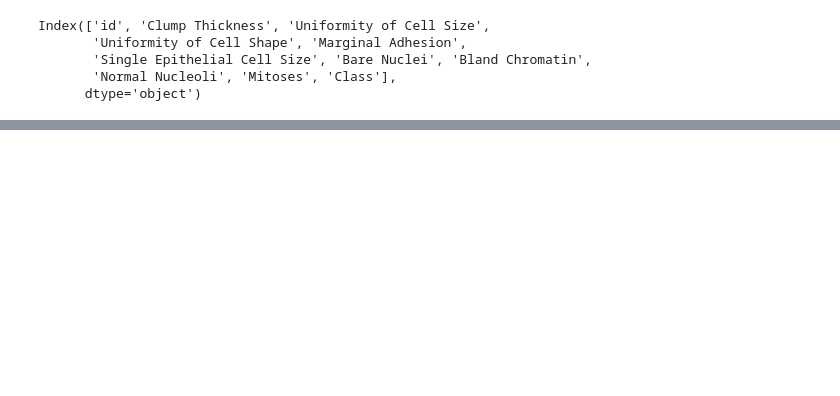
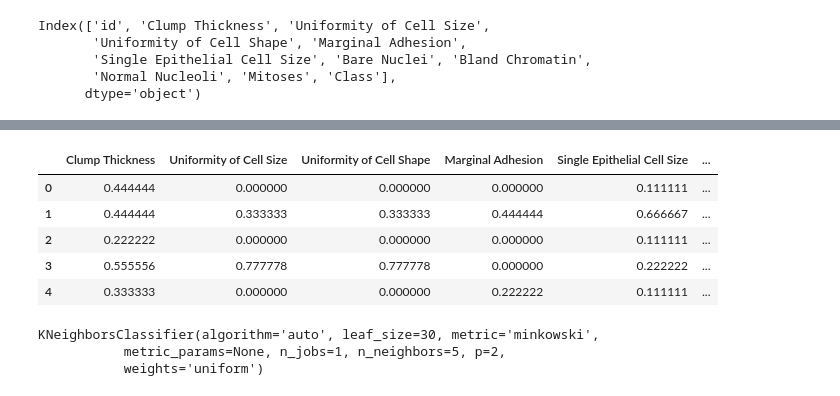
Before and after one commit to Aquilll/machineLearning, a Jupyter notebook: cancer-detection/cancer.ipynb, the cells around one changed output, grey strips where cells are left out. Drawn from its saved outputs; the diff is of its cells as text; code cells hidden in the pictures; blank space fills up the shorter version.

```diff
--- a/cancer-detection/cancer.ipynb
+++ b/cancer-detection/cancer.ipynb
@@ -136,0 +154,10 @@ X = StandardScaler().fit_transform(X.values)
+# %%
+from sklearn.preprocessing import MinMaxScaler
+pd.DataFrame(MinMaxScaler().fit_transform(df.drop(['id', 'Class'], axis=1).values), columns=X_col).head()
+# %% [output]
+|  | Clump Thickness | Uniformity of Cell Size | Uniformity of Cell Shape | Marginal Adhesion | Single Epithelial Cell Size | ... |
+| 0 | 0.444444 | 0.000000 | 0.000000 | 0.000000 | 0.111111 | ... |
+| 1 | 0.444444 | 0.333333 | 0.333333 | 0.444444 | 0.666667 | ... |
+| 2 | 0.222222 | 0.000000 | 0.000000 | 0.000000 | 0.111111 | ... |
+| 3 | 0.555556 | 0.777778 | 0.777778 | 0.000000 | 0.222222 | ... |
+| 4 | 0.333333 | 0.000000 | 0.000000 | 0.222222 | 0.111111 | ... |
@@ -136,0 +169,6 @@ X = StandardScaler().fit_transform(X.values)
+# %%
+knn.fit(X_train, y_train)
+# %% [output]
+KNeighborsClassifier(algorithm='auto', leaf_size=30, metric='minkowski',
+           metric_params=None, n_jobs=1, n_neighbors=5, p=2,
+           weights='uniform')
```
Also changed, not shown: parts of 12 cells of this notebook.
